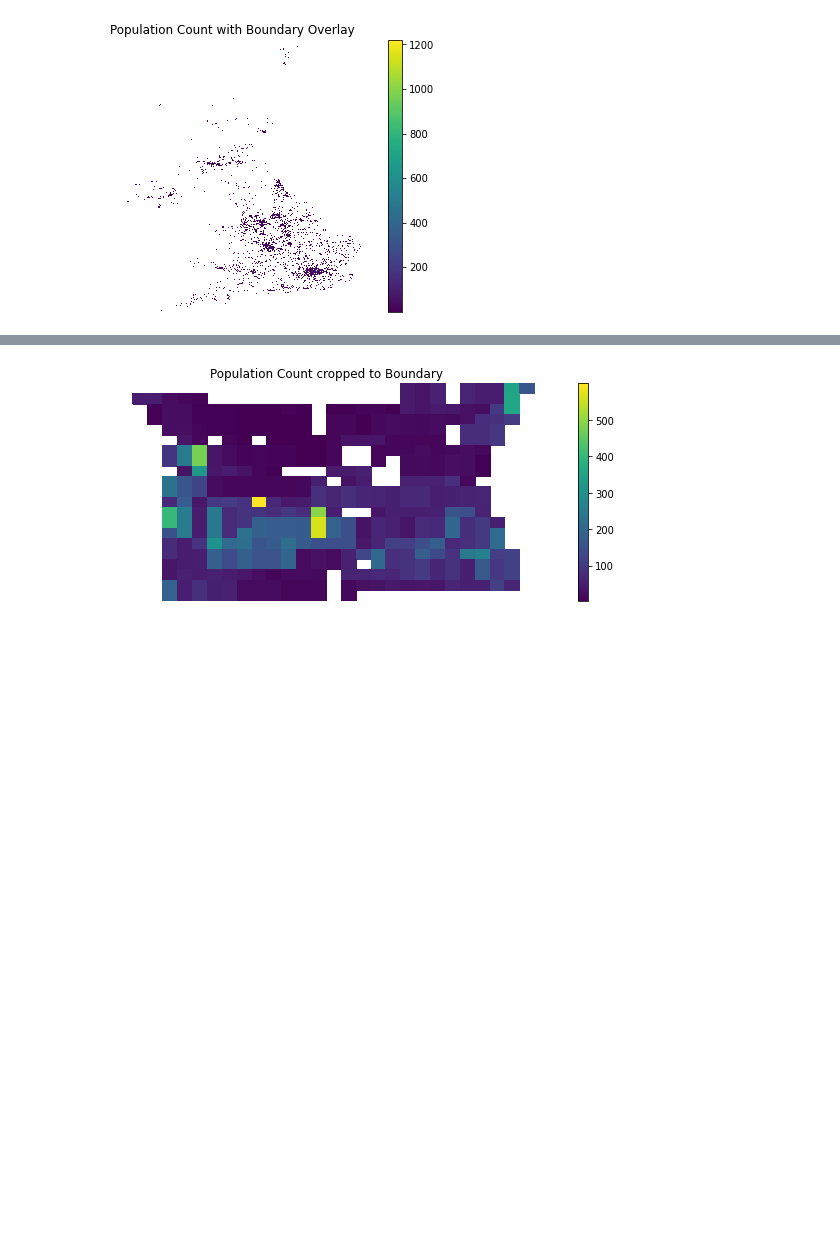
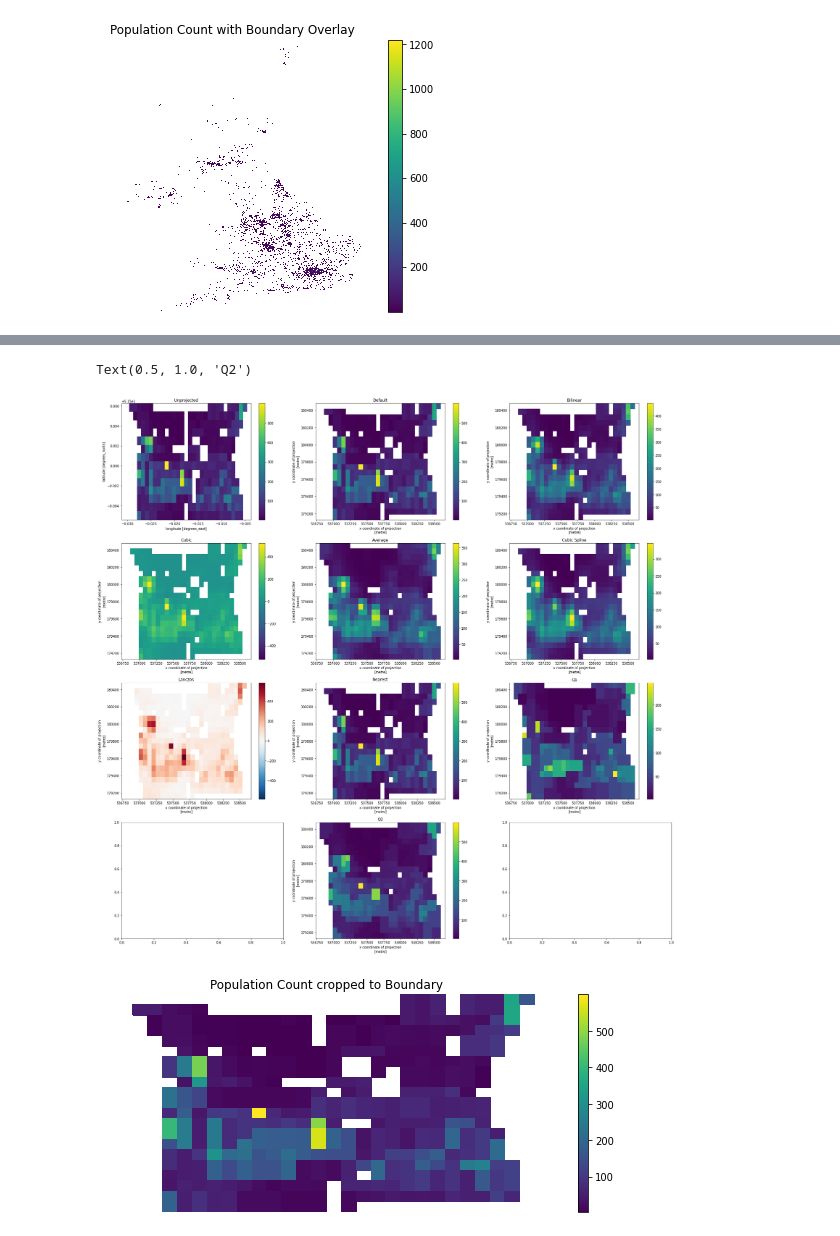
Before and after one commit to Alfred-Mountfield/outbreak-sim, a Jupyter notebook: python/synthetic_population/pop_count.ipynb, the cells around one changed output, grey strips where cells are left out. Saved outputs shown, nothing was run; the diff lists cells and outputs as text; code cells hidden in the pictures; blank space fills up the shorter version.

Commit message:
Doing some spike analysis into projection resampling methods and effect on population raster

```diff
--- a/python/synthetic_population/pop_count.ipynb
+++ b/python/synthetic_population/pop_count.ipynb
@@ -61,3 +61,18 @@ ax.set_axis_off()
 plt.show()
 # %% [output]
 [figure]
+# %%
+from shapely.geometry import mapping
+from rasterio.crs import CRS
+from rasterio.enums import Resampling
+
+wp_clipped = uk_wp.rio.clip(boundary.geometry.apply(mapping))
+default = wp_clipped.rio.reproject(dst_crs=CRS.from_epsg(27700))
+bilinear = wp_clipped.rio.reproject(dst_crs=CRS.from_epsg(27700), resampling=Resampling.bilinear)
+cubic = wp_clipped.rio.reproject(dst_crs=CRS.from_epsg(27700), resampling=Resampling.cubic)
+average = wp_clipped.rio.reproject(dst_crs=CRS.from_epsg(27700), resampling=Resampling.average)
+cubic_spline = wp_clipped.rio.reproject(dst_crs=CRS.from_epsg(27700), resampling=Resampling.cubic_spline)
+lanczos = wp_clipped.rio.reproject(dst_crs=CRS.from_epsg(27700), resampling=Resampling.lanczos)
+nearest = wp_clipped.rio.reproject(dst_crs=CRS.from_epsg(27700), resampling=Resampling.nearest)
+q1 = wp_clipped.rio.reproject(dst_crs=CRS.from_epsg(27700), resampling=Resampling.q1)
+q3 = wp_clipped.rio.reproject(dst_crs=CRS.from_epsg(27700), resampling=Resampling.q3)
@@ -64,3 +101,45 @@ plt.show()
+# %%
+f, ax = plt.subplots(nrows=4, ncols=3, figsize=(30, 30))
+
+wp_clipped.plot(ax=ax[0, 0])
+ax[0, 0].set_title("Unprojected")
+
+default.plot(ax=ax[0, 1])
+ax[0, 1].set_title("Default")
+
+
+bilinear.plot(ax=ax[0, 2])
+ax[0, 2].set_title("Bilinear")
+
+
+cubic.plot(ax=ax[1, 0], cmap='viridis')
+ax[1, 0].set_title("Cubic")
+
+
+average.plot(ax=ax[1, 1])
+ax[1, 1].set_title("Average")
+
+
+cubic_spline.plot(ax=ax[1, 2])
+ax[1, 2].set_title("Cubic Spline")
+
+
+lanczos.plot(ax=ax[2, 0])
+ax[2, 0].set_title("Lanczos")
+
+
+nearest.plot(ax=ax[2, 1])
+ax[2, 1].set_title("Nearest")
+
+
+q1.plot(ax=ax[2, 2])
+ax[2, 2].set_title("Q1")
+
+q3.plot(ax=ax[3, 1])
+ax[3, 1].set_title("Q2")
+# %% [output]
+Text(0.5, 1.0, 'Q2')
+[figure, added]
 # %%
 from shapely.geometry import mapping
 from rasterio.crs import CRS
```
Also changed, not shown: parts of 1 cell of this notebook, 1 other file.
